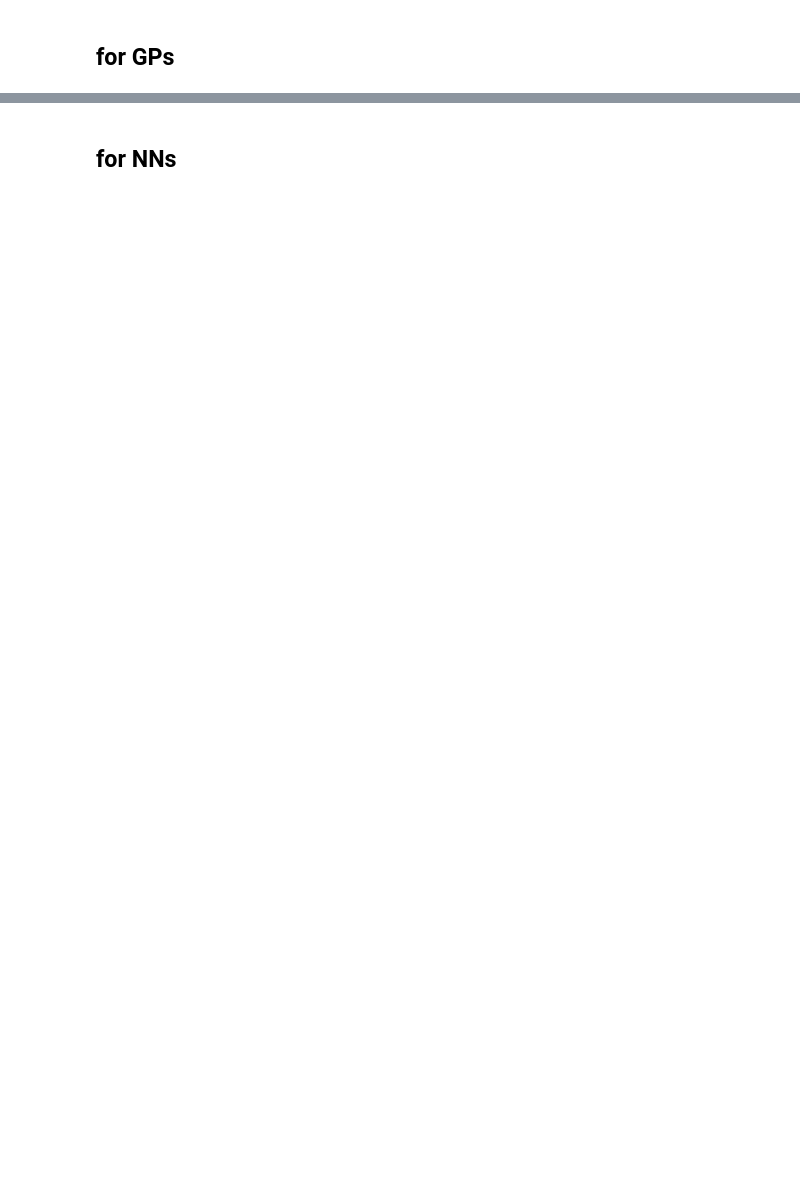
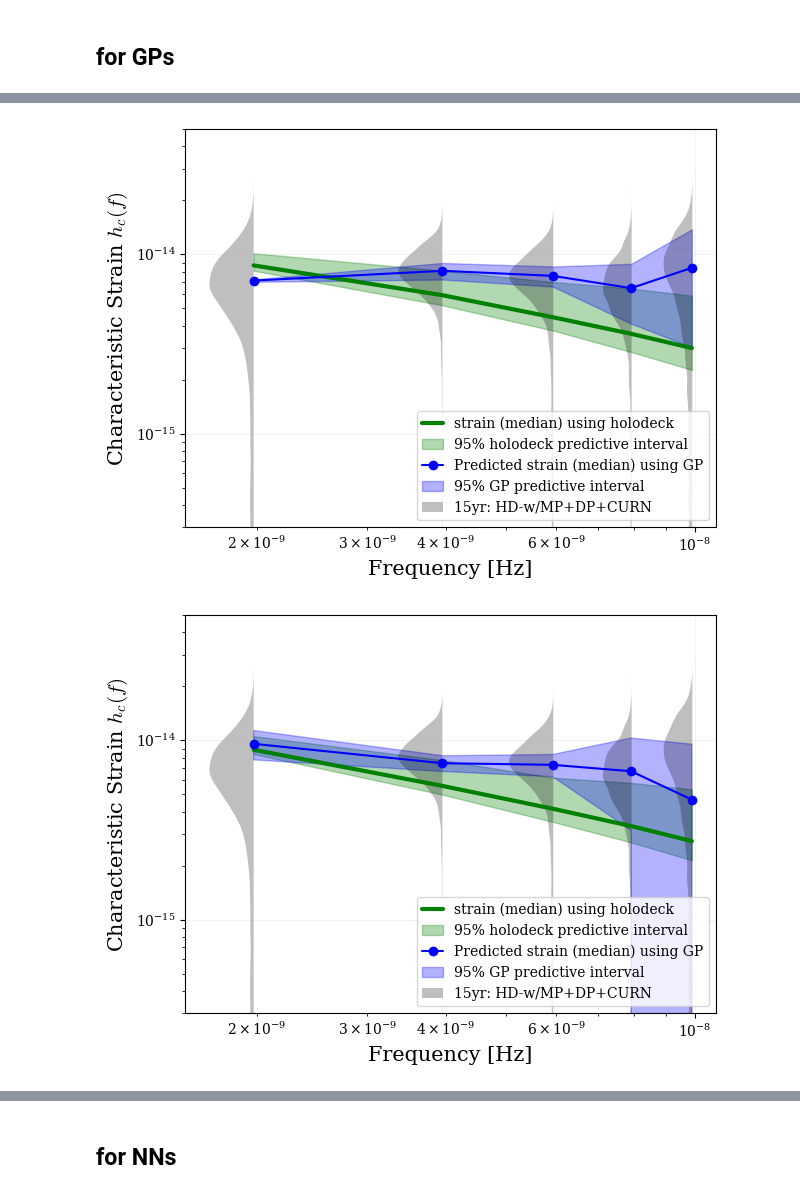
Before and after one commit to shreyas-tiruvaskar/NNs_replacing_GPs_in_GWB_analysis, a Jupyter notebook: notebooks/figures/Figure1_and_3.ipynb, the cells around one changed output, grey strips where cells are left out. Cells and saved outputs as stored; diff of their text form; code cells hidden in the pictures; blank space fills up the shorter version.

```diff
--- a/notebooks/figures/Figure1_and_3.ipynb
+++ b/notebooks/figures/Figure1_and_3.ipynb
@@ -192,0 +140,79 @@ max_spec_sidm_std_gp = [6.75293355e-16 3.09458538e-16 5.02577999e-16 6.17668195e
+# %%
+# values from the previous runs
+
+# 2000
+strain_median_2000_gp = np.array([8.67493995e-15, 5.91634158e-15, 4.46049459e-15, 3.60544813e-15,
+ 3.00275761e-15])
+strain_lower_2000_gp = np.array([8.10170156e-15, 5.19826636e-15, 3.75986837e-15, 2.85379641e-15,
+ 2.26859931e-15])
+strain_upper_2000_gp = np.array([1.01446416e-14, 8.10097872e-15, 7.01308560e-15, 6.45421952e-15,
+ 5.87727631e-15])
+max_spec_sidm_gp_2000_gp = np.array([7.13856631e-15, 8.09403976e-15, 7.58441755e-15, 6.47972623e-15,
+ 8.41045400e-15])
+max_spec_sidm_std_gp_2000_gp = np.array([5.47032824e-17, 4.28035132e-16, 4.86263380e-16, 1.18537013e-15,
+ 2.68858678e-15])
+
+# 4000
+strain_median_4000_gp = np.array([8.85729960e-15, 5.57102844e-15, 4.15595937e-15, 3.32591323e-15,
+ 2.74280360e-15])
+strain_lower_4000_gp = np.array([8.38290097e-15, 4.97996259e-15, 3.50997960e-15, 2.69815224e-15,
+ 2.14353817e-15])
+strain_upper_4000_gp = np.array([1.05619733e-14, 7.75830989e-15, 6.18940945e-15, 5.79028226e-15,
+ 5.33560210e-15])
+max_spec_sidm_gp_4000_gp = np.array([9.56158745e-15, 7.45447421e-15, 7.30197456e-15, 6.72328668e-15,
+ 4.67104489e-15])
+max_spec_sidm_std_gp_4000_gp = np.array([8.91035939e-16, 3.75173792e-16, 5.17990011e-16, 1.78656864e-15,
+ 2.42135858e-15])
+
+# 8000
+strain_median_8000_gp = np.array([1.00569627e-14, 7.29228219e-15, 5.63057413e-15, 4.59251654e-15,
+ 3.88566983e-15])
+strain_lower_8000_gp = np.array([9.52043831e-15, 6.56292553e-15, 4.83355847e-15, 3.78964411e-15,
+ 3.03772659e-15])
+strain_upper_8000_gp = np.array([1.15742976e-14, 9.59719913e-15, 8.07338910e-15, 7.66925854e-15,
+ 7.29158624e-15])
+max_spec_sidm_gp_8000_gp = np.array([9.03320282e-15, 7.38221216e-15, 8.10886682e-15, 7.03130882e-15,
+ 7.83416667e-15])
+max_spec_sidm_std_gp_8000_gp = np.array([6.75293355e-16, 3.09458538e-16, 5.02577999e-16, 6.17668195e-16,
+ 9.20569165e-16])
+
+
+# plotting
+def plotting_function_gp(strain_median, strain_lower, strain_upper, max_spec_sidm_gp, max_spec_sidm_std_gp):
+    plt.loglog(frequencies[0:nfreqs], strain_median[0:nfreqs], color='green', lw=3, label='strain (median) using holodeck')
+    plt.fill_between(frequencies[0:nfreqs], strain_lower[0:nfreqs], strain_upper[0:nfreqs], color='green', alpha=0.3, label='95% holodeck predictive interval')
+    # strain using GPs
+    plt.loglog(fobs_cents[0:nfreqs], max_spec_sidm_gp, color='blue', marker='o', label='Predicted strain (median) using GP')
+    plt.fill_between(fobs_cents[0:nfreqs], max_spec_sidm_gp - 2*max_spec_sidm_std_gp, max_spec_sidm_gp + 2*max_spec_sidm_std_gp, color='blue', alpha=0.3, label='95% GP predictive interval')
+    for ii in range(5):
+        if ii < 6:
+            idx = np.where(chain_hdall(chain_hdall.params[(-64+ii)]) > -9)
+            dd = chain_hdall(chain_hdall.params[(-64+ii)])[idx]
+        else:
+            dd = chain_hdall(chain_hdall.params[(-64+ii)])
+        yy, zz = kale.density(dd, probability=True)
+        hc = (np.sqrt((10**yy)**2 * (12*np.pi**2*frequencies[ii]**3*Tspan)))
+        if ii == 0:
+            plot.violin(plt.gca(), (frequencies[ii]), hc, zz, width=frequencies[ii]*0.15,
+                        side='left', color='k', median=False, line=None, label=r'15yr: HD-w/MP+DP+CURN')
+        elif 0 < ii < 3:
+            plot.violin(plt.gca(), (frequencies[ii]), hc, zz, width=frequencies[ii]*0.15,
+                        side='left', color='k', median=False, line=None)
+        elif 2 < ii < 5:
+            plot.violin(plt.gca(), (frequencies[ii]), hc, zz, width=frequencies[ii]*0.1,
+                        side='left', color='k', median=False, line=None)
+    plt.xlabel("Frequency [Hz]", fontsize=15)
+    plt.ylabel(r"Characteristic Strain $h_c(f)$", fontsize=15)
+    # plt.xlim(1.5e-9, 3e-8)
+    plt.ylim(3e-16, 5e-14)
+    plt.legend(loc='lower right')
+    # plt.grid(True, which='both', linestyle='--', alpha=0.5)
+    plt.tight_layout()
+    plt.show()
+
+plotting_function_gp(strain_median_2000_gp, strain_lower_2000_gp, strain_upper_2000_gp, max_spec_sidm_gp_2000_gp, max_spec_sidm_std_gp_2000_gp)
+plotting_function_gp(strain_median_4000_gp, strain_lower_4000_gp, strain_upper_4000_gp, max_spec_sidm_gp_4000_gp, max_spec_sidm_std_gp_4000_gp)
+plotting_function_gp(strain_median_8000_gp, strain_lower_8000_gp, strain_upper_8000_gp, max_spec_sidm_gp_8000_gp, max_spec_sidm_std_gp_8000_gp)
+# %% [output]
+[figure, added]
+[figure, added]
```
Also changed, not shown: parts of 5 cells of this notebook, 9 other files.
